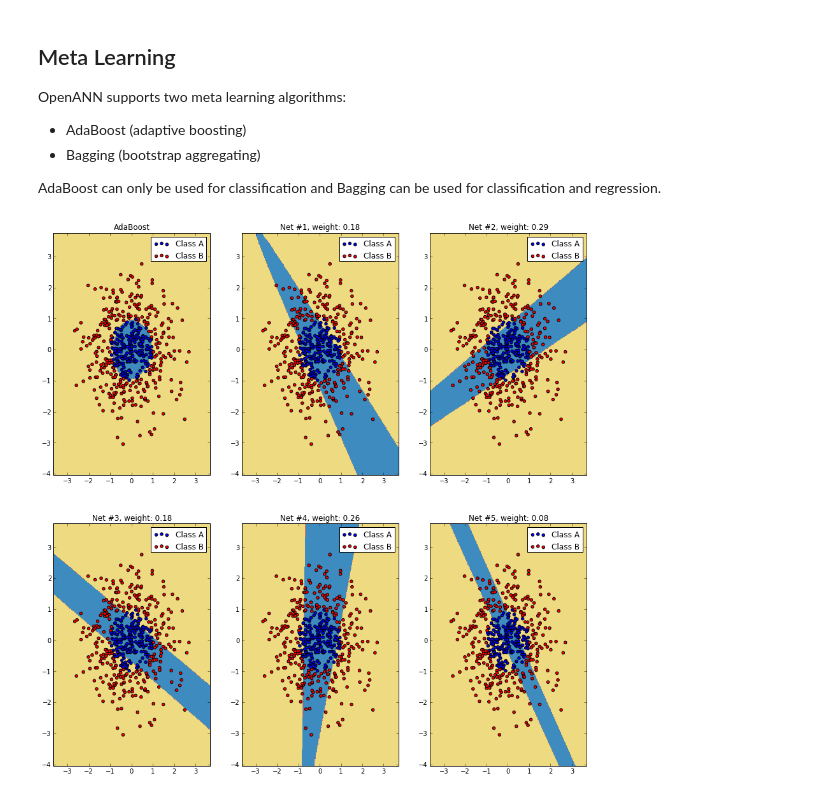
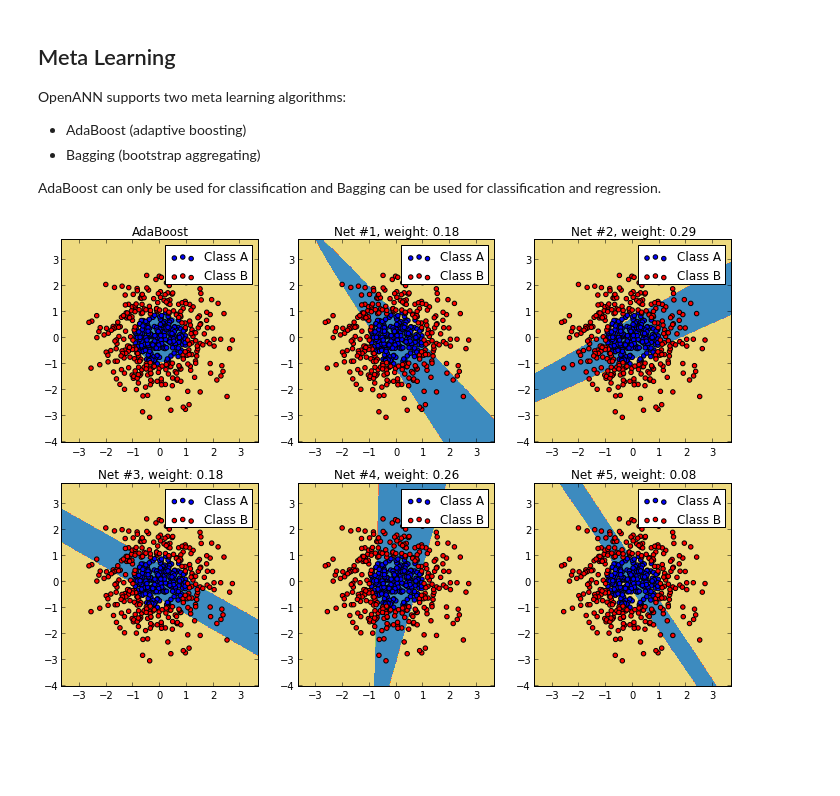
Before and after one commit to OpenANN/OpenANN-demos, a Jupyter notebook: OpenANN.ipynb, the cells around one changed output. Drawn from its saved outputs; the diff is of its cells as text; code cells hidden in the pictures; blank space fills up the shorter version.

```diff
--- a/OpenANN.ipynb
+++ b/OpenANN.ipynb
@@ -186,7 +185,7 @@ OpenANN supports two meta learning algorithms:
 
 AdaBoost can only be used for classification and Bagging can be used for classification and regression.
 # %%
-from openann import LMA, Dataset, AdaBoost, Net, Activation, RandomNumberGenerator
+from openann import LMA, DataSet, AdaBoost, Net, Activation, RandomNumberGenerator
 
 
 n_models = 5
@@ -201,7 +200,7 @@ X = random.randn(n_samples, 2)
 T = numpy.ndarray((n_samples, 1))
 for n in xrange(n_samples):
     T[n, 0] = float(linalg.norm(X[n]) > 1.0)
-dataset = Dataset(X, T)
+dataset = DataSet(X, T)
 
 # Train ensemble
 opt = LMA(stop={"maximal_iterations" : 10})
@@ -219,35 +218,35 @@ weights = adaboost.get_weights()
 def plot_classifier(classifier, label, threshold=0.5):
     plot_step = 0.02
     x_min, x_max = X[:, 0].min() - 1, X[:, 0].max() + 1
     y_min, y_max = X[:, 1].min() - 1, X[:, 1].max() + 1
     xx, yy = meshgrid(arange(x_min, x_max, plot_step),
                       arange(y_min, y_max, plot_step))
     Z = classifier.predict(c_[xx.ravel(), yy.ravel()])
     if threshold is not None:
         Z = Z > 0.5
     Z = Z.reshape(xx.shape)
     cs = contourf(xx, yy, Z, cmap=cm.Paired)
     axis("tight")
 
     # Plot the training points
     for i, n, c in zip(range(2), "AB", "br"):
         idx = where(T.ravel() == i)
         scatter(X[idx, 0], X[idx, 1], c=c, cmap=cm.Paired, label="Class %s" % n)
     xlim(x_min, x_max)
     ylim(y_min, y_max)
     legend(loc="upper right")
     title(label)
 
-figure(figsize=(15, 15))
+figure(figsize=(12, 8))
 n_rows = 2
 n_cols = 3
 subplot(n_rows, n_cols, 1)
 plot_classifier(adaboost, "AdaBoost", threshold)
 for m in xrange(n_models):
     subplot(n_rows, n_cols, 2+m)
     plot_classifier(nets[m], "Net #%d, weight: %.2f" % (m+1, weights[m]), threshold)
 # %% [output]
-[figure, old version]
+[figure, new version]
 # %%
 from openann import Bagging
 
```
Also changed, not shown: parts of 6 cells of this notebook.
